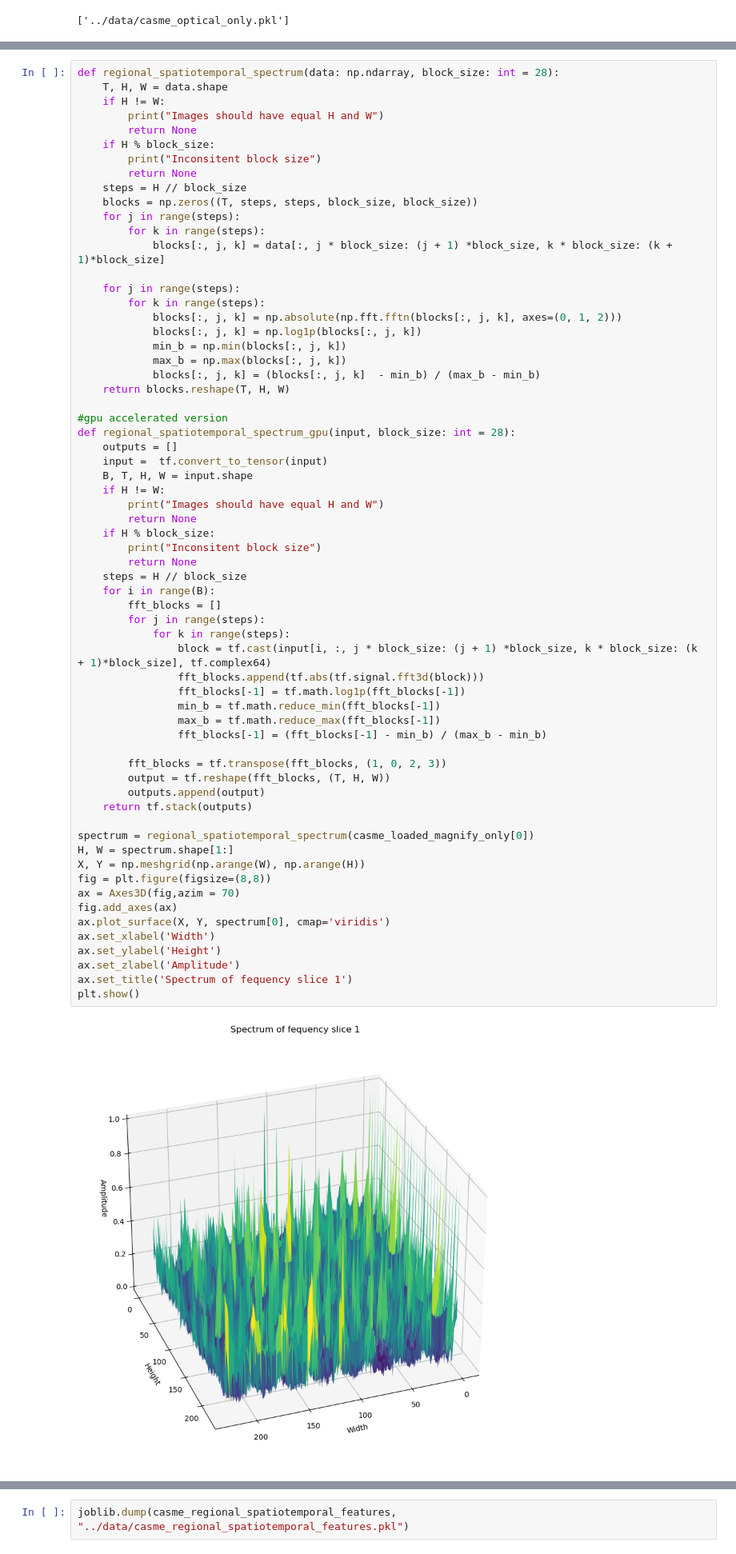
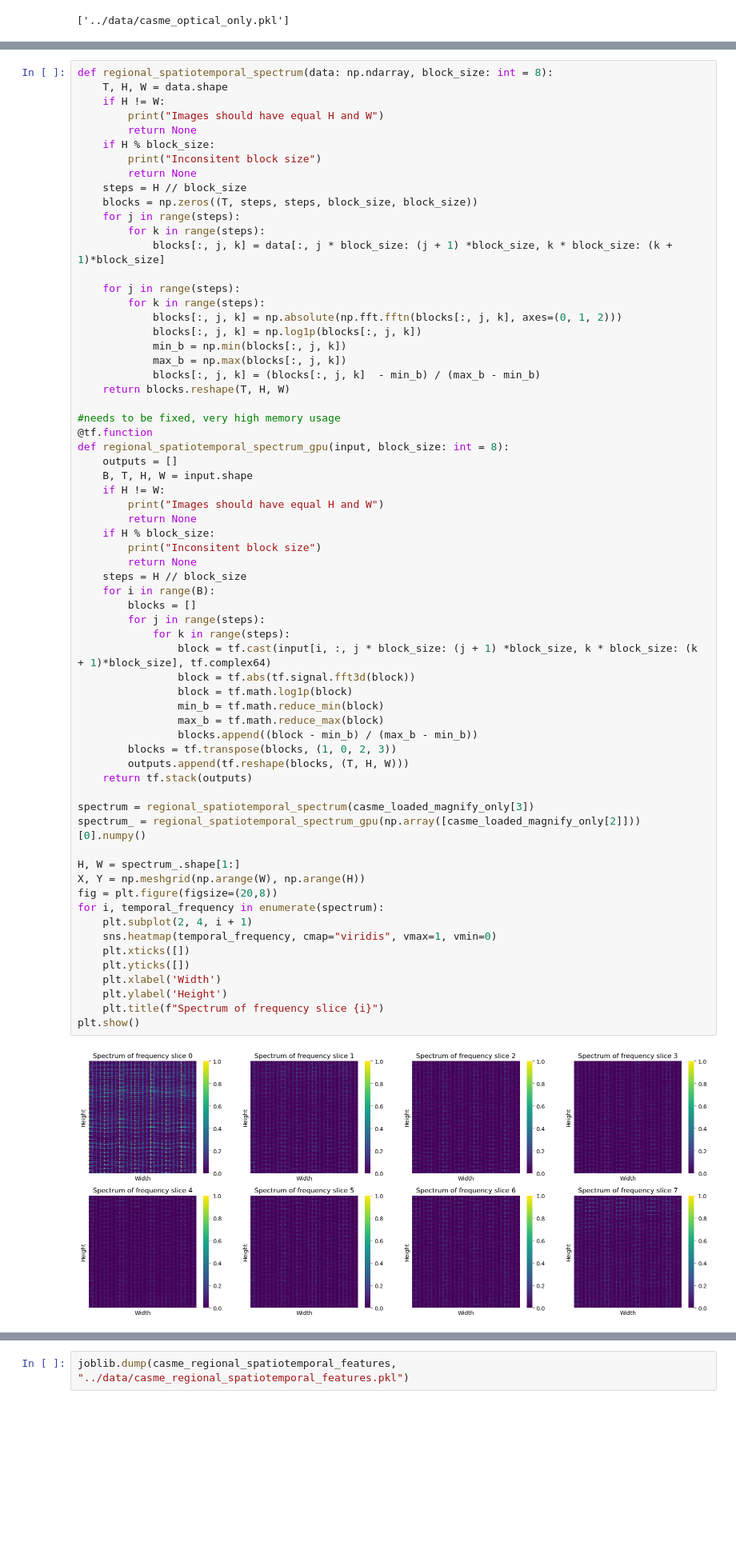
Before and after one commit to littlemicrowave/ME-based-emotion-classifier, a Jupyter notebook: preprocessing/Preprocessing.ipynb, the cells around one changed output, grey strips where cells are left out. Shown at 80% size. Saved outputs shown, nothing was run; the diff lists cells and outputs as text; blank space fills up the shorter version.

```diff
--- a/preprocessing/Preprocessing.ipynb
+++ b/preprocessing/Preprocessing.ipynb
@@ -256,7 +257,7 @@ First, considering 3D FFT for our video, we start by performing a traditional 1D
 
 We are doing it blockwise because we are extracting fluctuations in the different facial areas, in the example below video images are splitted into the 8x8 blocks, then we compute 3D FFT, and combine everything back as the set of facial area specific spatio-temporal features.
 # %%
-def regional_spatiotemporal_spectrum(data: np.ndarray, block_size: int = 28):
+def regional_spatiotemporal_spectrum(data: np.ndarray, block_size: int = 8):
     T, H, W = data.shape
     if H != W:
         print("Images should have equal H and W")
@@ -270,55 +271,56 @@ def regional_spatiotemporal_spectrum(data: np.ndarray, block_size: int = 28):
         for k in range(steps):
             blocks[:, j, k] = data[:, j * block_size: (j + 1) *block_size, k * block_size: (k + 1)*block_size]
 
     for j in range(steps):
         for k in range(steps):
             blocks[:, j, k] = np.absolute(np.fft.fftn(blocks[:, j, k], axes=(0, 1, 2)))
             blocks[:, j, k] = np.log1p(blocks[:, j, k])
             min_b = np.min(blocks[:, j, k])
             max_b = np.max(blocks[:, j, k])
             blocks[:, j, k] = (blocks[:, j, k]  - min_b) / (max_b - min_b)
     return blocks.reshape(T, H, W)
 
-#gpu accelerated version
-def regional_spatiotemporal_spectrum_gpu(input, block_size: int = 28):
+#needs to be fixed, very high memory usage
+@tf.function
+def regional_spatiotemporal_spectrum_gpu(input, block_size: int = 8):
     outputs = []
-    input =  tf.convert_to_tensor(input)
     B, T, H, W = input.shape
     if H != W:
         print("Images should have equal H and W")
         return None
     if H % block_size:
         print("Inconsitent block size")
         return None
     steps = H // block_size
     for i in range(B):
-        fft_blocks = []
+        blocks = []
         for j in range(steps):
             for k in range(steps):
                 block = tf.cast(input[i, :, j * block_size: (j + 1) *block_size, k * block_size: (k + 1)*block_size], tf.complex64)
-                fft_blocks.append(tf.abs(tf.signal.fft3d(block)))
-                fft_blocks[-1] = tf.math.log1p(fft_blocks[-1])
-                min_b = tf.math.reduce_min(fft_blocks[-1])
-                max_b = tf.math.reduce_max(fft_blocks[-1])
-                fft_blocks[-1] = (fft_blocks[-1] - min_b) / (max_b - min_b)
-
-        fft_blocks = tf.transpose(fft_blocks, (1, 0, 2, 3))
-        output = tf.reshape(fft_blocks, (T, H, W))
-        outputs.append(output)
+                block = tf.abs(tf.signal.fft3d(block))
+                block = tf.math.log1p(block)
+                min_b = tf.math.reduce_min(block)
+                max_b = tf.math.reduce_max(block)
+                blocks.append((block - min_b) / (max_b - min_b))
+        blocks = tf.transpose(blocks, (1, 0, 2, 3))
+        outputs.append(tf.reshape(blocks, (T, H, W)))
     return tf.stack(outputs)
 
-spectrum = regional_spatiotemporal_spectrum(casme_loaded_magnify_only[0])
-H, W = spectrum.shape[1:]
+spectrum = regional_spatiotemporal_spectrum(casme_loaded_magnify_only[3])
+spectrum_ = regional_spatiotemporal_spectrum_gpu(np.array([casme_loaded_magnify_only[2]]))[0].numpy()
+
+H, W = spectrum_.shape[1:]
 X, Y = np.meshgrid(np.arange(W), np.arange(H))
-fig = plt.figure(figsize=(8,8))
-ax = Axes3D(fig,azim = 70)
-fig.add_axes(ax)
-ax.plot_surface(X, Y, spectrum[0], cmap='viridis')
-ax.set_xlabel('Width')
-ax.set_ylabel('Height')
-ax.set_zlabel('Amplitude')
-ax.set_title('Spectrum of fequency slice 1')
+fig = plt.figure(figsize=(20,8))
+for i, temporal_frequency in enumerate(spectrum):
+    plt.subplot(2, 4, i + 1)
+    sns.heatmap(temporal_frequency, cmap="viridis", vmax=1, vmin=0)
+    plt.xticks([])
+    plt.yticks([])
+    plt.xlabel('Width')
+    plt.ylabel('Height')
+    plt.title(f"Spectrum of frequency slice {i}")
 plt.show()
 # %% [output]
-[figure, old version]
+[figure, new version]
 # %%
```
Also changed, not shown: parts of 8 cells of this notebook, 16 other files.
